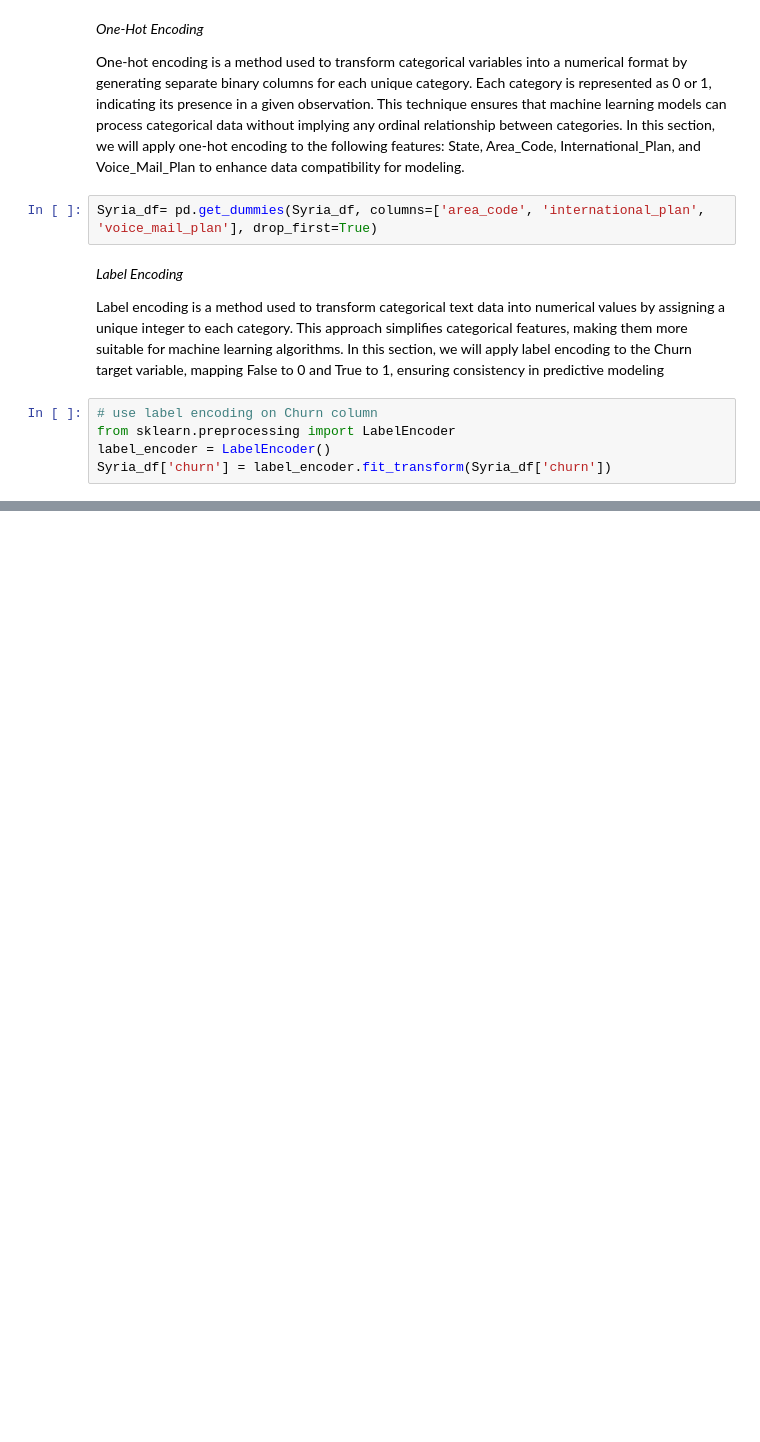
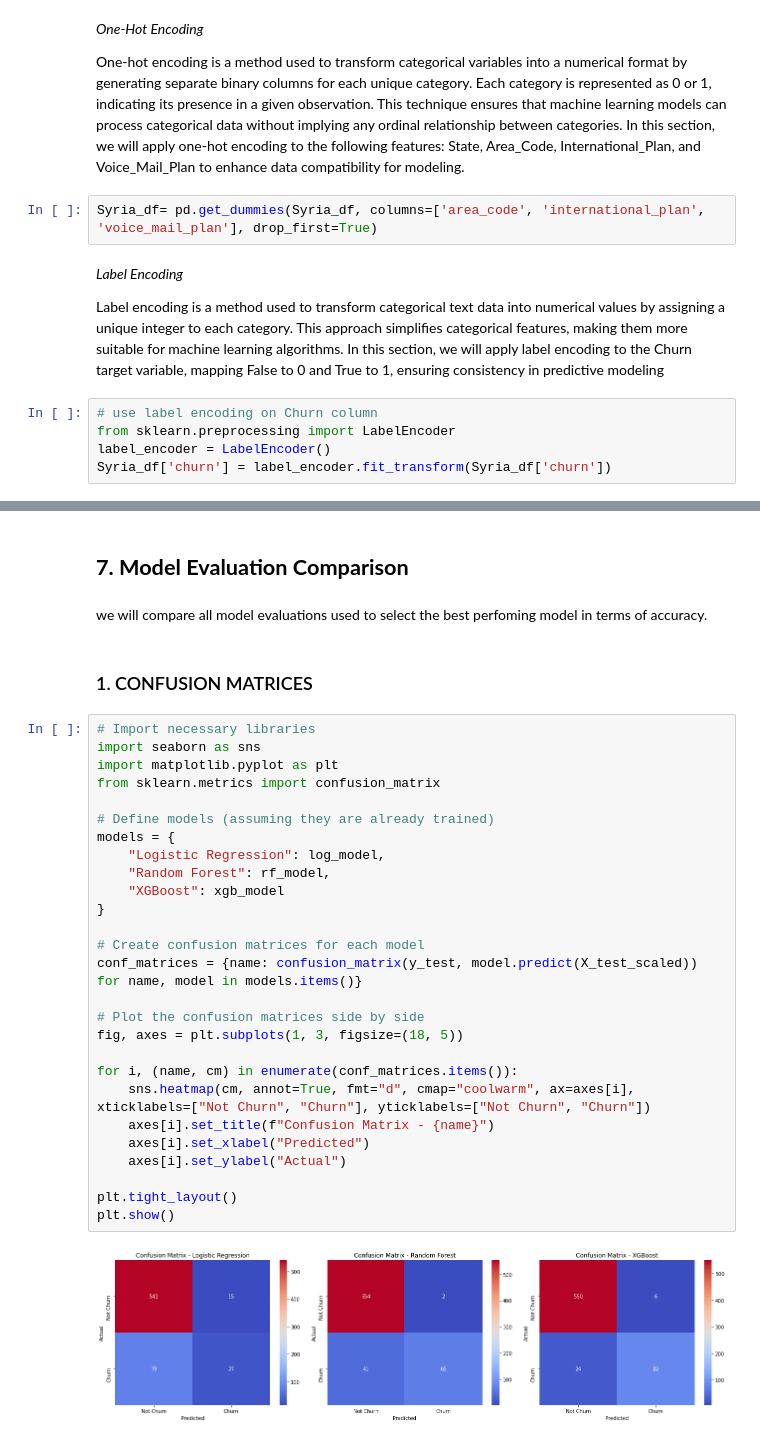
Before and after one commit to KawiraE/Telecom_Churn_Prediction, a Jupyter notebook: notebook.ipynb, the cells around one changed output, grey strips where cells are left out. Saved outputs shown, nothing was run; the diff lists cells and outputs as text; blank space fills up the shorter version.

```diff
--- a/notebook.ipynb
+++ b/notebook.ipynb
@@ -744,0 +1033,36 @@ Syria_df['churn'] = label_encoder.fit_transform(Syria_df['churn'])
+# %% [markdown]
+## **7. Model Evaluation Comparison**
+# %% [markdown]
+we will compare all model evaluations used to select the best perfoming model in terms of accuracy.
+# %% [markdown]
+
+### 1. CONFUSION MATRICES
+# %%
+# Import necessary libraries
+import seaborn as sns
+import matplotlib.pyplot as plt
+from sklearn.metrics import confusion_matrix
+
+# Define models (assuming they are already trained)
+models = {
+    "Logistic Regression": log_model,
+    "Random Forest": rf_model,
+    "XGBoost": xgb_model
+}
+
+# Create confusion matrices for each model
+conf_matrices = {name: confusion_matrix(y_test, model.predict(X_test_scaled)) for name, model in models.items()}
+
+# Plot the confusion matrices side by side
+fig, axes = plt.subplots(1, 3, figsize=(18, 5))
+
+for i, (name, cm) in enumerate(conf_matrices.items()):
+    sns.heatmap(cm, annot=True, fmt="d", cmap="coolwarm", ax=axes[i], xticklabels=["Not Churn", "Churn"], yticklabels=["Not Churn", "Churn"])
+    axes[i].set_title(f"Confusion Matrix - {name}")
+    axes[i].set_xlabel("Predicted")
+    axes[i].set_ylabel("Actual")
+
+plt.tight_layout()
+plt.show()
+# %% [output]
+[figure, added]
```
Also changed, not shown: parts of 60 cells of this notebook.
